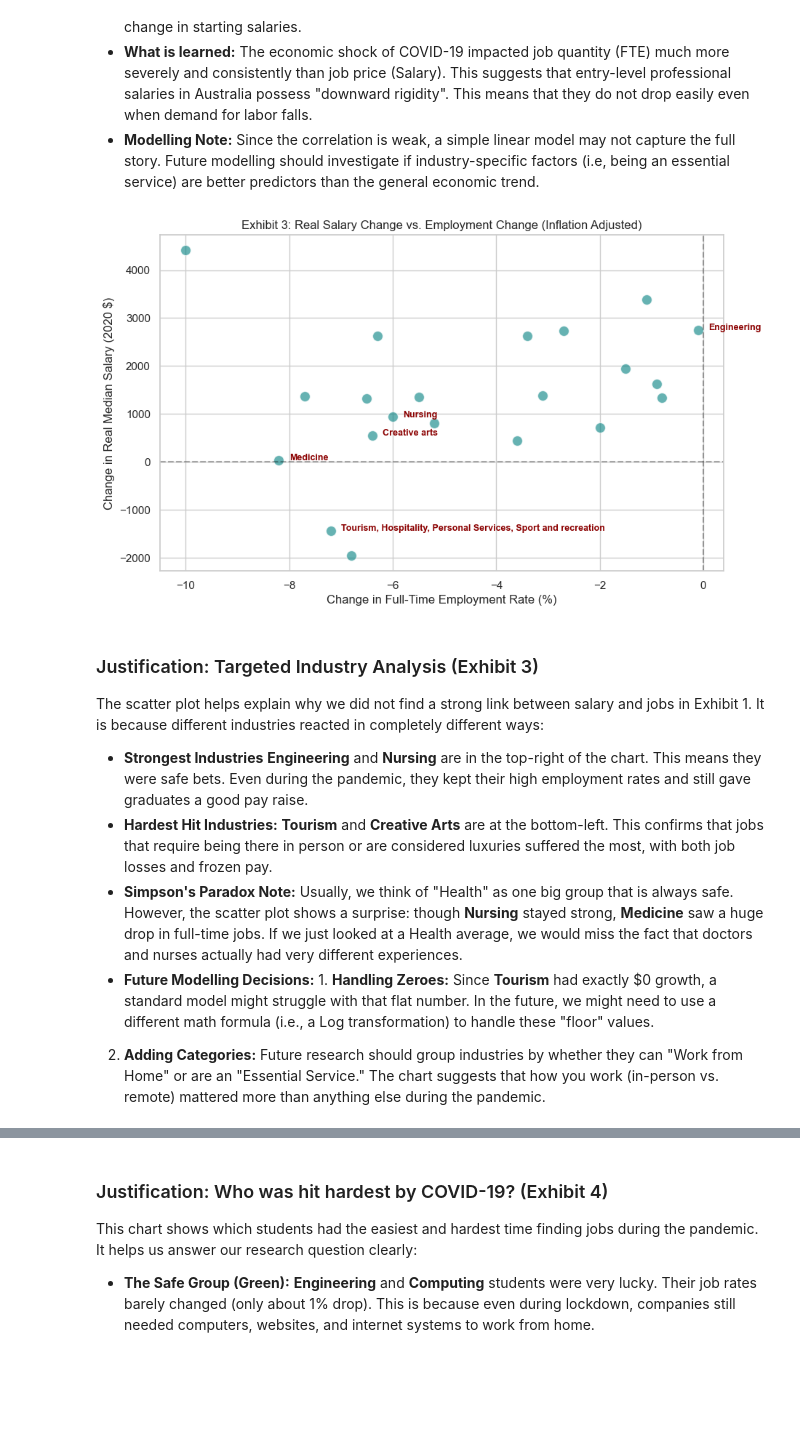
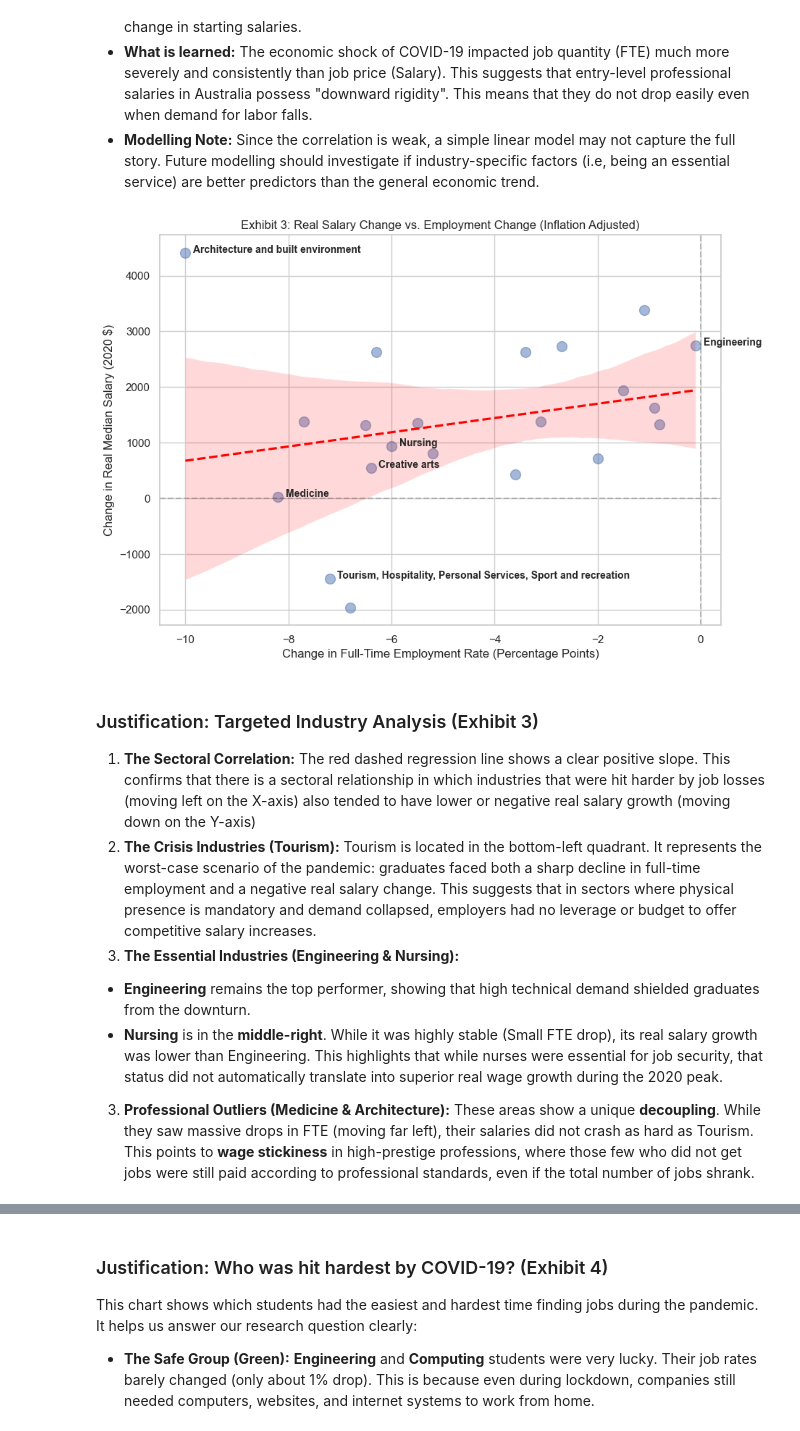
Before and after one commit to atikahtajarimim/ecc3479-project, a Jupyter notebook: code/eda_report.ipynb, the cells around one changed output, grey strips where cells are left out. Saved outputs shown, nothing was run; the diff lists cells and outputs as text; code cells hidden in the pictures; blank space fills up the shorter version.

Commit message:
Add regression line, inflation-adjusted analysis, and tourism justification

```diff
--- a/code/eda_report.ipynb
+++ b/code/eda_report.ipynb
@@ -104,34 +101,36 @@ This correlation matrix tests for a "first-order effect" between the economic do
 - **What is learned:** The economic shock of COVID-19 impacted job quantity (FTE) much more severely and consistently than job price (Salary). This suggests that entry-level professional salaries in Australia possess "downward rigidity". This means that they do not drop easily even when demand for labor falls.
 - **Modelling Note:** Since the correlation is weak, a simple linear model may not capture the full story. Future modelling should investigate if industry-specific factors (i.e, being an essential service) are better predictors than the general economic trend.
 # %%
-# --- EXHIBIT 3: SCATTER PLOT & NURSING POSITION ---
-plt.figure(figsize=(10, 6))
-sns.scatterplot(data=df_analysis, x='FTE_Diff', y='Real_Salary_Diff', s=100, color='teal', alpha=0.6)
+plt.figure(figsize=(10, 7))
 
-plt.axhline(0, color='black', linestyle='--', alpha=0.3)
-plt.axvline(0, color='black', linestyle='--', alpha=0.3)
+# Added a regression line
+sns.regplot(data=df_analysis, x='FTE_Diff', y='Real_Salary_Diff',
+            scatter_kws={'s':100, 'alpha':0.5}, line_kws={'color':'red', 'linestyle':'--'})
+
+plt.axhline(0, color='black', linestyle='--', alpha=0.2)
+plt.axvline(0, color='black', linestyle='--', alpha=0.2)
 
 # Highlight targets
-targets = ['Engineering', 'Nursing', 'Tourism', 'Medicine', 'Creative arts']
+targets = ['Engineering', 'Nursing', 'Tourism', 'Medicine', 'Creative arts', 'Architecture']
 for i in range(df_analysis.shape[0]):
     area = df_analysis.Study_Area.iloc[i]
     if any(t in area for t in targets):
-        plt.text(df_analysis.FTE_Diff.iloc[i] + 0.2,
+        plt.text(df_analysis.FTE_Diff.iloc[i] + 0.15,
                  df_analysis.Real_Salary_Diff.iloc[i],
-                 area, fontsize=9, fontweight='bold', color='darkred')
+                 area, fontsize=10, fontweight='bold')
 
 plt.title("Exhibit 3: Real Salary Change vs. Employment Change (Inflation Adjusted)")
-plt.xlabel("Change in Full-Time Employment Rate (%)")
+plt.xlabel("Change in Full-Time Employment Rate (Percentage Points)")
 plt.ylabel("Change in Real Median Salary (2020 $)")
 plt.show()
 # %% [output]
-[figure, old version]
+[figure, new version]
 # %% [markdown]
 ### Justification: Targeted Industry Analysis (Exhibit 3)
-The scatter plot helps explain why we did not find a strong link between salary and jobs in Exhibit 1. It is because different industries reacted in completely different ways:
-- **Strongest Industries** **Engineering** and **Nursing** are in the top-right of the chart. This means they were safe bets. Even during the pandemic, they kept their high employment rates and still gave graduates a good pay raise.
-- **Hardest Hit Industries:** **Tourism** and **Creative Arts** are at the bottom-left. This confirms that jobs that require being there in person or are considered luxuries suffered the most, with both job losses and frozen pay.
-- **Simpson's Paradox Note:** Usually, we think of "Health" as one big group that is always safe. However, the scatter plot shows a surprise: though **Nursing** stayed strong, **Medicine** saw a huge drop in full-time jobs. If we just looked at a Health average, we would miss the fact that doctors and nurses actually had very different experiences.
-- **Future Modelling Decisions:** 1. **Handling Zeroes:** Since **Tourism** had exactly $0 growth, a standard model might struggle with that flat number. In the future, we might need to use a different math formula (i.e., a Log transformation) to handle these "floor" values.
-2. **Adding Categories:** Future research should group industries by whether they can "Work from Home" or are an "Essential Service." The chart suggests that how you work (in-person vs. remote) mattered more than anything else during the pandemic.
+1. **The Sectoral Correlation:** The red dashed regression line shows a clear positive slope. This confirms that there is a sectoral relationship in which industries that were hit harder by job losses (moving left on the X-axis) also tended to have lower or negative real salary growth (moving down on the Y-axis)
+2. **The Crisis Industries (Tourism):** Tourism is located in the bottom-left quadrant. It represents the worst-case scenario of the pandemic: graduates faced both a sharp decline in full-time employment and a negative real salary change. This suggests that in sectors where physical presence is mandatory and demand collapsed, employers had no leverage or budget to offer competitive salary increases.
+3. **The Essential Industries (Engineering & Nursing):**
+* **Engineering** remains the top performer, showing that high technical demand shielded graduates from the downturn.
+* **Nursing** is in the **middle-right**. While it was highly stable (Small FTE drop), its real salary growth was lower than Engineering. This highlights that while nurses were essential for job security, that status did not automatically translate into superior real wage growth during the 2020 peak.
+3. **Professional Outliers (Medicine & Architecture):** These areas show a unique **decoupling**. While they saw massive drops in FTE (moving far left), their salaries did not crash as hard as Tourism. This points to **wage stickiness** in high-prestige professions, where those few who did not get jobs were still paid according to professional standards, even if the total number of jobs shrank.
 # %%
```
Also changed, not shown: parts of 8 cells of this notebook.
